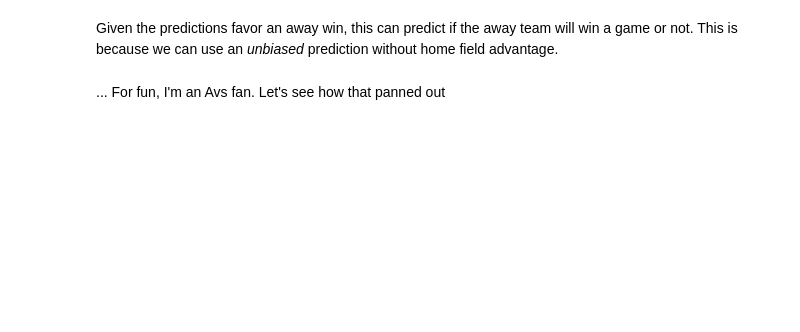
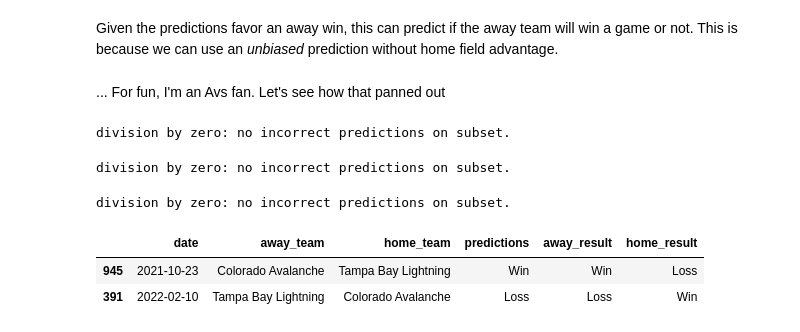
Before and after one commit to RyanSchraeder/StanleyCupPredictions, a Jupyter notebook: notebooks/model.ipynb, the cells around one changed output. Saved outputs shown, nothing was run; the diff lists cells and outputs as text; code cells hidden in the pictures; blank space fills up the shorter version.

```diff
--- a/notebooks/model.ipynb
+++ b/notebooks/model.ipynb
@@ -236,0 +270,28 @@ avs
+# %%
+# Avalanche Away Games
+
+evaluate_predictions(avs_away_games, avscorrect, avsincorrect)
+# %% [output]
+division by zero: no incorrect predictions on subset.
+# %%
+# Avalanche Home Games
+
+evaluate_predictions(avs_home_games, avs_home_correct, avs_home_incorrect)
+# %% [output]
+division by zero: no incorrect predictions on subset.
+# %%
+# Original Data
+
+evaluate_predictions(preds_df, correct, incorrect)
+# %% [output]
+division by zero: no incorrect predictions on subset.
+# %%
+avs_vs_lightning_away = preds_df[(preds_df['away_team']=='Colorado Avalanche') & (preds_df['home_team']=='Tampa Bay Lightning')]
+avs_vs_lightning_home = preds_df[(preds_df['away_team']=='Tampa Bay Lightning') & (preds_df['home_team']=='Colorado Avalanche')]
+result = [avs_vs_lightning_away, avs_vs_lightning_home]
+result = pd.concat(result)
+result
+# %% [output]
+|  | date | away_team | home_team | predictions | away_result | home_result |
+| 945 | 2021-10-23 | Colorado Avalanche | Tampa Bay Lightning | Win | Win | Loss |
+| 391 | 2022-02-10 | Tampa Bay Lightning | Colorado Avalanche | Loss | Loss | Win |
```
Also changed, not shown: parts of 10 cells of this notebook, 1 other file.
